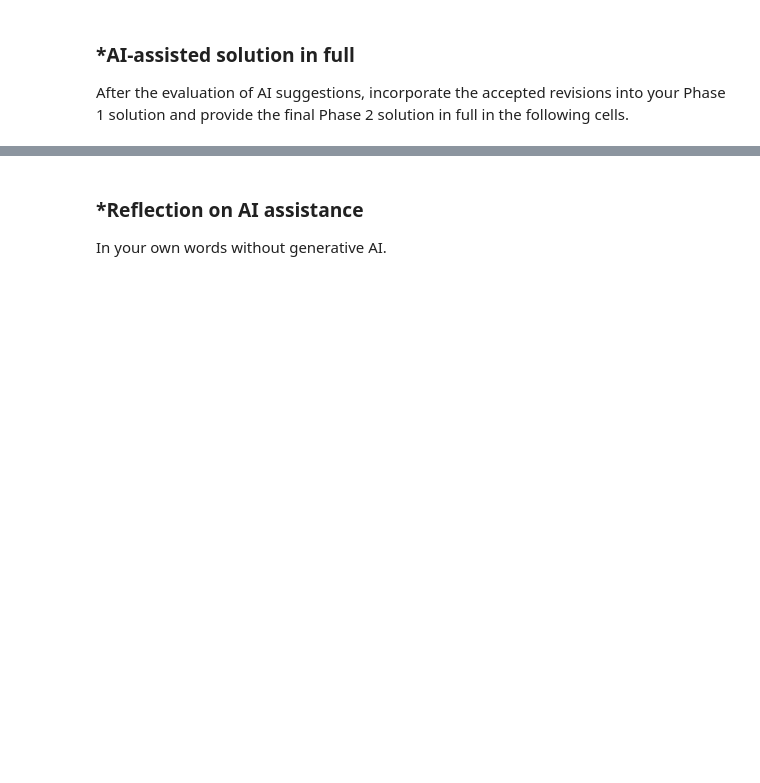
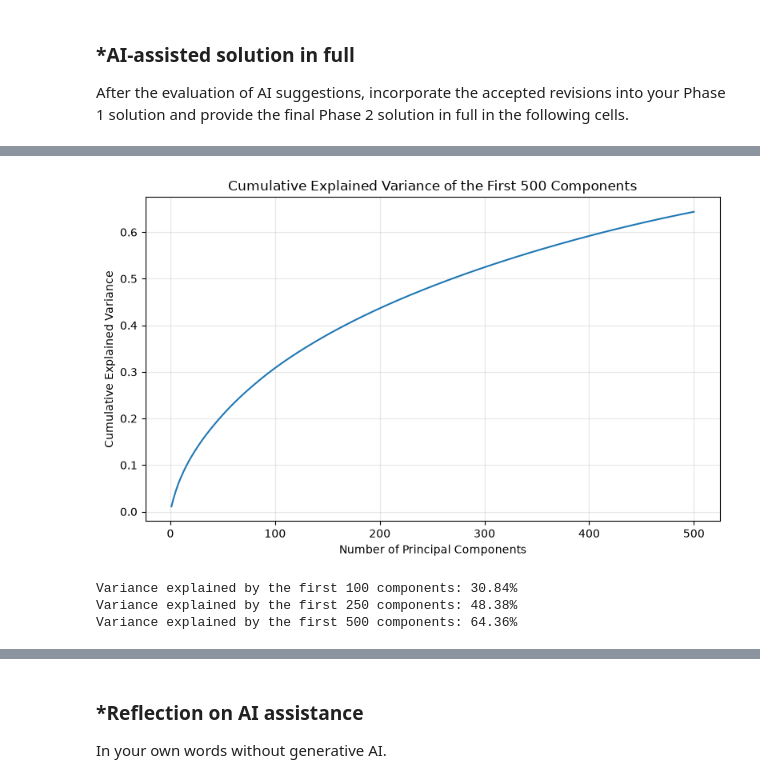
Before and after one commit to zoedelblum/A05-pca, a Jupyter notebook: notebook.ipynb, the cells around one changed output, grey strips where cells are left out. Drawn from its saved outputs; the diff is of its cells as text; code cells hidden in the pictures; blank space fills up the shorter version.

```diff
--- a/notebook.ipynb
+++ b/notebook.ipynb
@@ -230,0 +436,35 @@ After the evaluation of AI suggestions, incorporate the accepted revisions into
+# %%
+pca_500 = PCA(n_components=500)
+pca_500.fit(X_train)
+
+cumulative_variance = np.cumsum(pca_500.explained_variance_ratio_)
+
+plt.figure(figsize=(8, 5))
+plt.plot(
+    range(1, len(cumulative_variance) + 1),
+    cumulative_variance
+)
+plt.xlabel("Number of Principal Components")
+plt.ylabel("Cumulative Explained Variance")
+plt.title("Cumulative Explained Variance of the First 500 Components")
+plt.grid(True, alpha=0.3)
+plt.tight_layout()
+plt.show()
+
+print(
+    f"Variance explained by the first 100 components: "
+    f"{cumulative_variance[99]:.2%}"
+)
+print(
+    f"Variance explained by the first 250 components: "
+    f"{cumulative_variance[249]:.2%}"
+)
+print(
+    f"Variance explained by the first 500 components: "
+    f"{cumulative_variance[499]:.2%}"
+)
+# %% [output]
+[figure, added]
+Variance explained by the first 100 components: 30.84%
+Variance explained by the first 250 components: 48.38%
+Variance explained by the first 500 components: 64.36%
```
Also changed, not shown: parts of 24 cells of this notebook.
